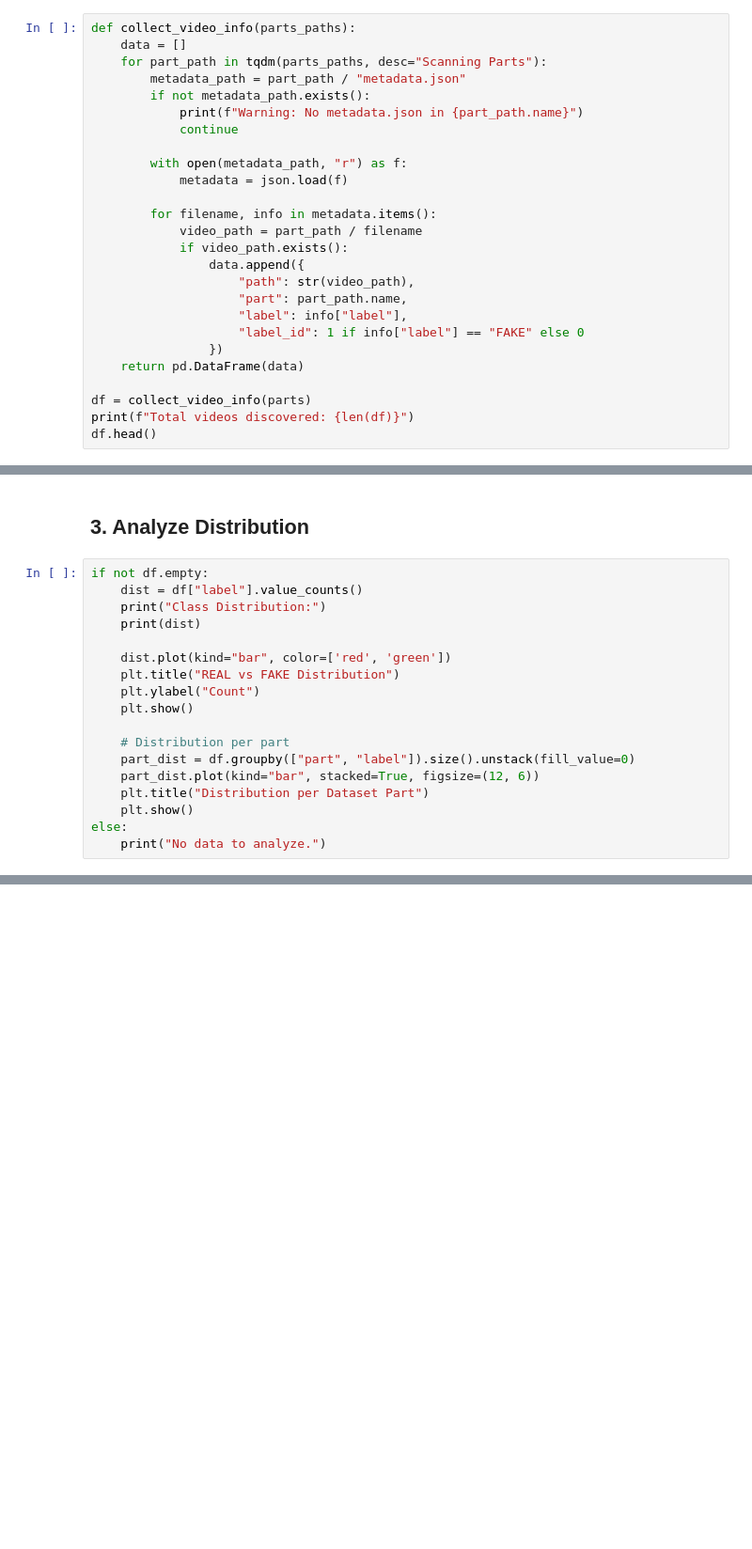
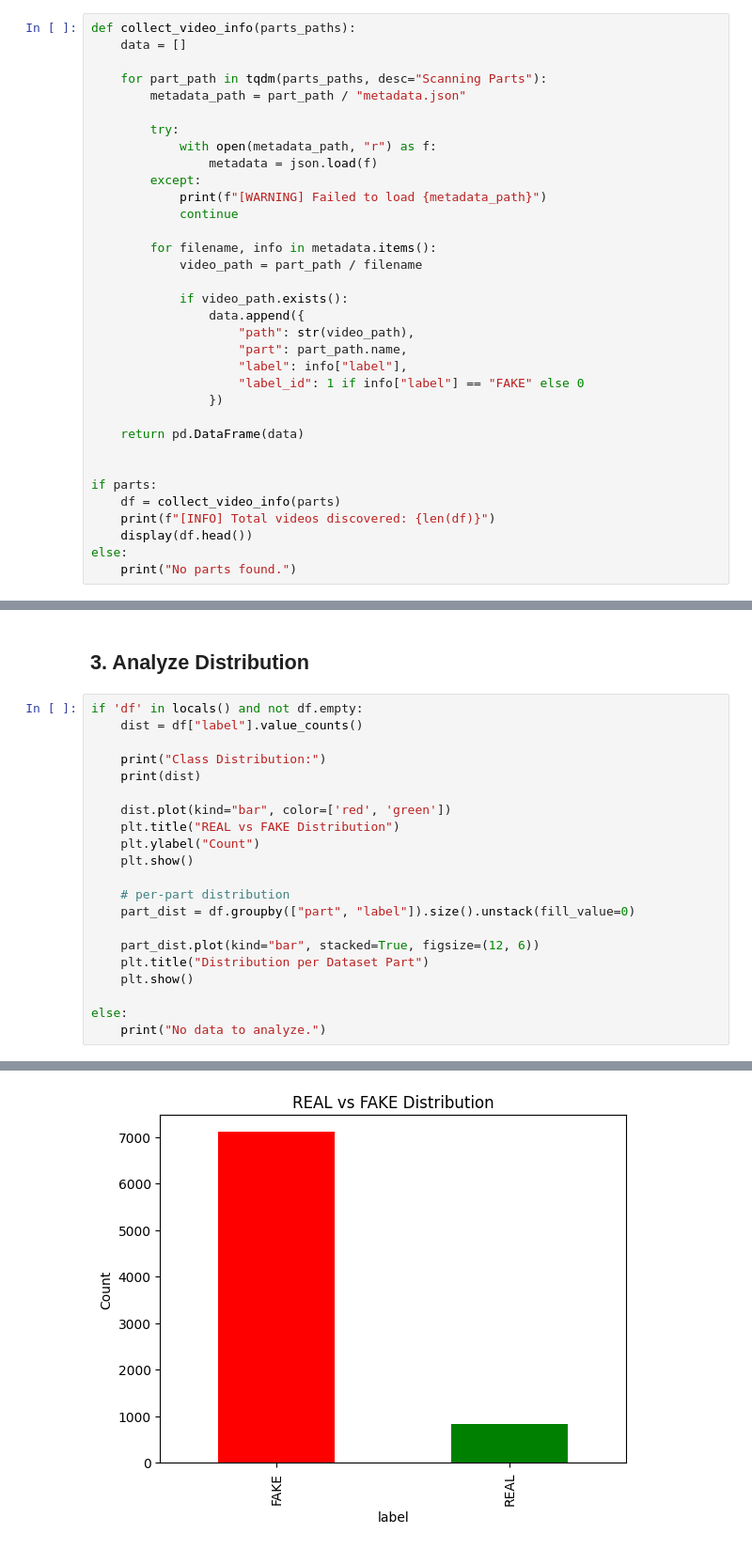
Before and after one commit to Anshmhjn786/Cognito_AI_A.M, a Jupyter notebook: notebooks/video_model_notebooks/01_video_data_exploration.ipynb, the cells around one changed output, grey strips where cells are left out. Shown at 94% size. Saved outputs shown, nothing was run; the diff lists cells and outputs as text; blank space fills up the shorter version.

Commit message:
Video model training and pipeline changes

```diff
--- a/notebooks/video_model_notebooks/01_video_data_exploration.ipynb
+++ b/notebooks/video_model_notebooks/01_video_data_exploration.ipynb
@@ -55,17 +110,20 @@ for p in parts:
 # %%
 def collect_video_info(parts_paths):
     data = []
+
     for part_path in tqdm(parts_paths, desc="Scanning Parts"):
         metadata_path = part_path / "metadata.json"
-        if not metadata_path.exists():
-            print(f"Warning: No metadata.json in {part_path.name}")
+
+        try:
+            with open(metadata_path, "r") as f:
+                metadata = json.load(f)
+        except:
+            print(f"[WARNING] Failed to load {metadata_path}")
             continue
-
-        with open(metadata_path, "r") as f:
-            metadata = json.load(f)
 
         for filename, info in metadata.items():
             video_path = part_path / filename
+
             if video_path.exists():
                 data.append({
                     "path": str(video_path),
@@ -73,8 +131,13 @@ def collect_video_info(parts_paths):
                     "label": info["label"],
                     "label_id": 1 if info["label"] == "FAKE" else 0
                 })
+
     return pd.DataFrame(data)
 
-df = collect_video_info(parts)
-print(f"Total videos discovered: {len(df)}")
-df.head()
+
+if parts:
+    df = collect_video_info(parts)
+    print(f"[INFO] Total videos discovered: {len(df)}")
+    display(df.head())
+else:
+    print("No parts found.")
@@ -81,8 +152,9 @@ df.head()
 # %% [markdown]
 ## 3. Analyze Distribution
 # %%
-if not df.empty:
+if 'df' in locals() and not df.empty:
     dist = df["label"].value_counts()
+
     print("Class Distribution:")
     print(dist)
 
@@ -91,10 +163,13 @@ if not df.empty:
     plt.ylabel("Count")
     plt.show()
 
-    # Distribution per part
+    # per-part distribution
     part_dist = df.groupby(["part", "label"]).size().unstack(fill_value=0)
+
     part_dist.plot(kind="bar", stacked=True, figsize=(12, 6))
     plt.title("Distribution per Dataset Part")
     plt.show()
+
 else:
     print("No data to analyze.")
+# %% [output]
@@ -100,0 +181 @@ else:
+[figure, added]
```
Also changed, not shown: parts of 7 cells of this notebook, 5 other files.
